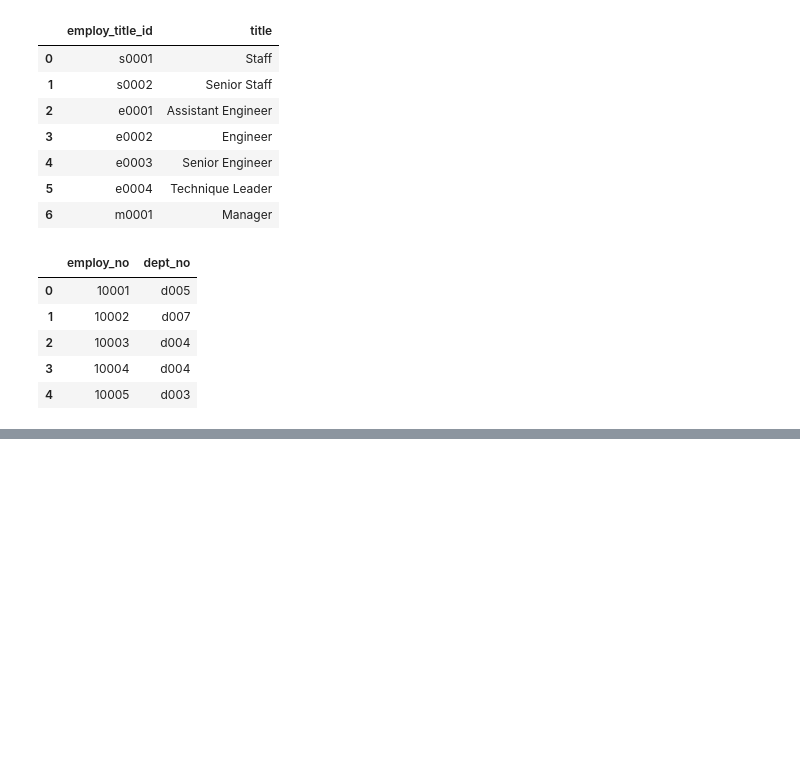
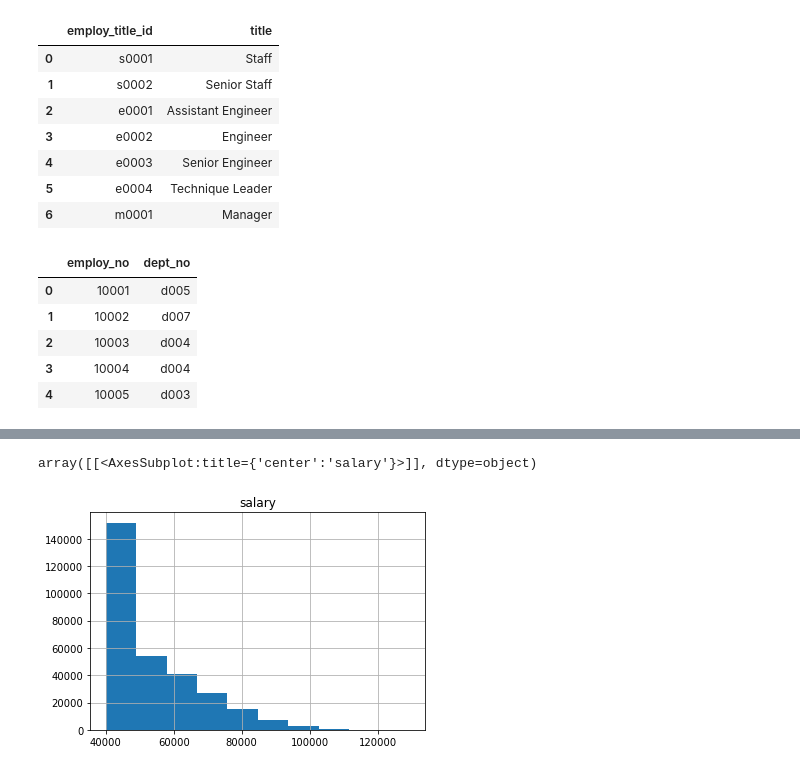
Before and after one commit to sharp2454/SQL-Challenge, a Jupyter notebook: Untitled.ipynb, the cells around one changed output, grey strips where cells are left out. Cells and saved outputs as stored; diff of their text form; code cells hidden in the pictures; blank space fills up the shorter version.

Commit message:
added charts

```diff
--- a/Untitled.ipynb
+++ b/Untitled.ipynb
@@ -81,3 +81,7 @@ dept_employ.head()
 | 2 | 10003 | d004 |
 | 3 | 10004 | d004 |
 | 4 | 10005 | d003 |
+# %%
+#create a merged dataframe with salaries and employee ids
+employ_salary = employees.merge(salaries, on='employ_no')
+employ_salary.head()
@@ -83,0 +95,4 @@ dept_employ.head()
+# %%
+#create a merged dataframe with employee title ids and salaries
+employ_titles = employ_salary.merge(titles, on='employ_title_id')
+employ_titles.head()
@@ -83,0 +106,4 @@ dept_employ.head()
+# %%
+#create a dataframe with titles and salaries
+employee_salaries_df = employ_titles[['title', 'salary']]
+employee_salaries_df.head()
@@ -83,0 +135,5 @@ dept_employ.head()
+# %%
+employee_salaries_df.hist(column='salary')
+# %% [output]
+array([[<AxesSubplot:title={'center':'salary'}>]], dtype=object)
+[figure, added]
```
Also changed, not shown: parts of 6 cells of this notebook.
